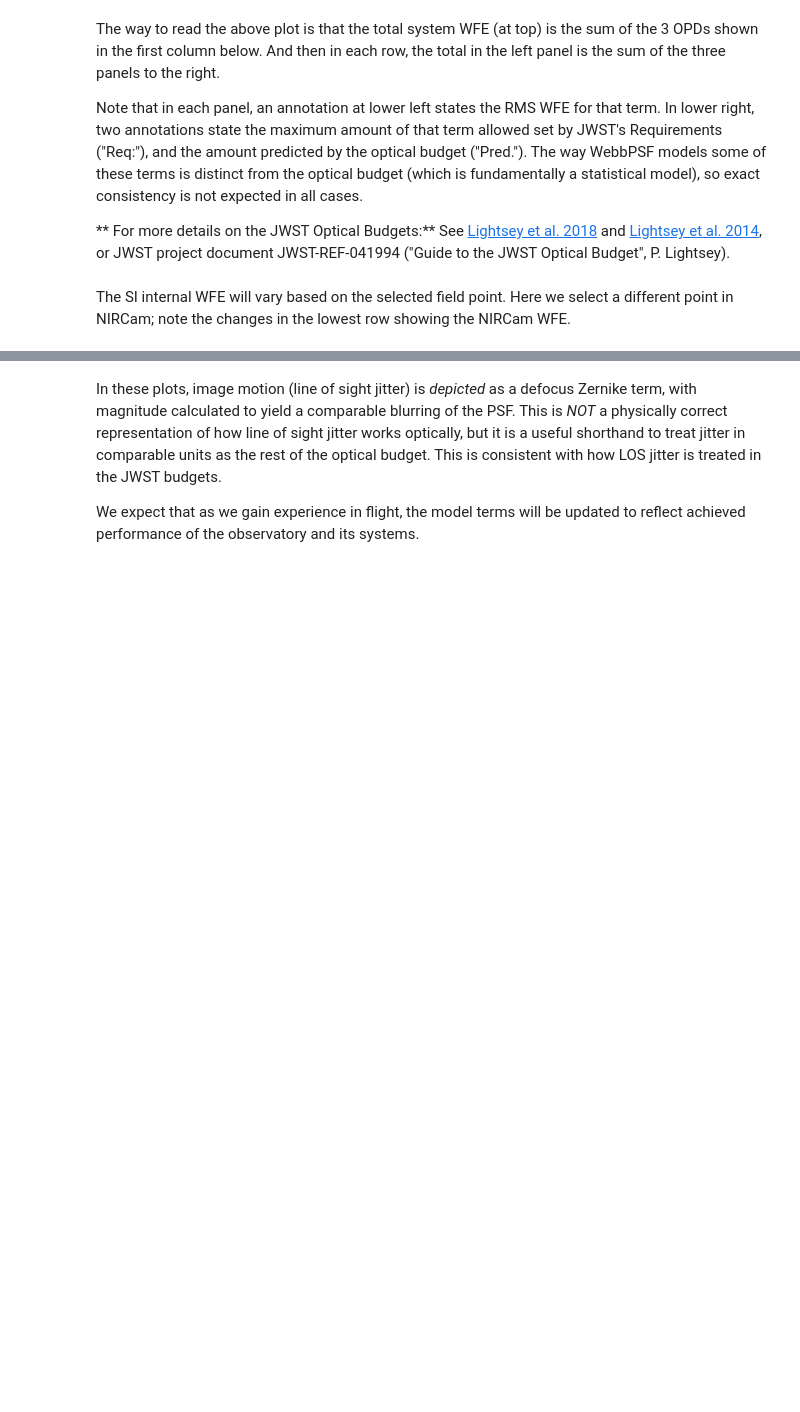
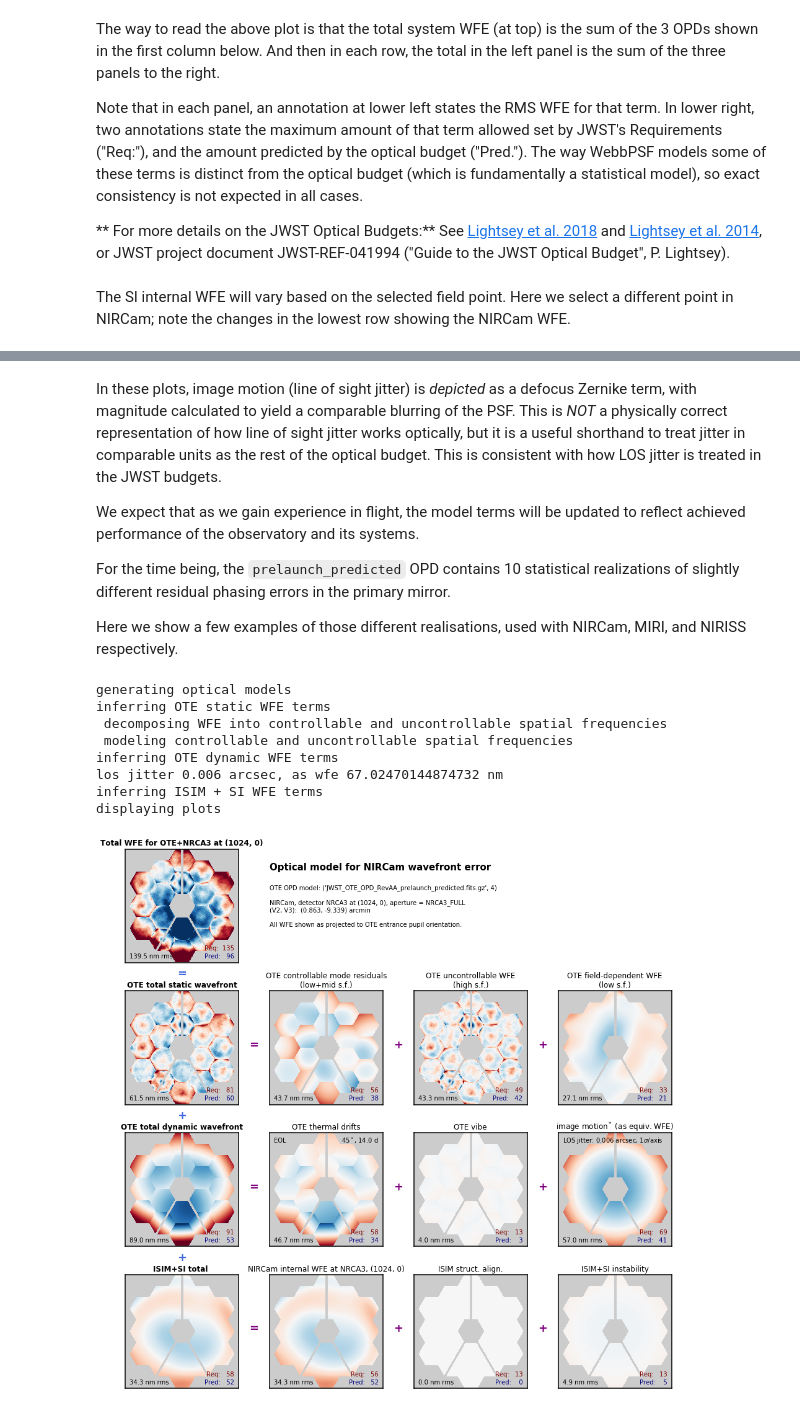
Before and after one commit to spacetelescope/webbpsf, a Jupyter notebook: docs/jwst_optical_budgets.ipynb, the cells around one changed output, grey strips where cells are left out. Cells and saved outputs as stored; diff of their text form; code cells hidden in the pictures; blank space fills up the shorter version.

Commit message:
update docs for JWST OPD models 1.0.0

```diff
--- a/docs/jwst_optical_budgets.ipynb
+++ b/docs/jwst_optical_budgets.ipynb
@@ -59,3 +58,20 @@ displaying plots
 In these plots, image motion (line of sight jitter) is _depicted_ as a defocus Zernike term, with magnitude calculated to yield a comparable blurring of the PSF. This is _NOT_ a physically correct representation of how line of sight jitter works optically, but it is a useful shorthand to treat jitter in comparable units as the rest of the optical budget. This is consistent with how LOS jitter is treated in the JWST budgets.
 
 We expect that as we gain experience in flight, the model terms will be updated to reflect achieved performance of the observatory and its systems.
+
+For the time being, the `prelaunch_predicted` OPD contains 10 statistical realizations of slightly different residual phasing errors in the primary mirror.
+
+Here we show a few examples of those different realisations, used with NIRCam, MIRI, and NIRISS respectively.
+# %%
+nrc.pupilopd = ('JWST_OTE_OPD_RevAA_prelaunch_predicted.fits.gz',4)
+nrc.visualize_wfe_budget()
+# %% [output]
+generating optical models
+inferring OTE static WFE terms
+ decomposing WFE into controllable and uncontrollable spatial frequencies
+ modeling controllable and uncontrollable spatial frequencies
+inferring OTE dynamic WFE terms
+los jitter 0.006 arcsec, as wfe 67.02470144874732 nm
+inferring ISIM + SI WFE terms
+displaying plots
+[figure, added]
```
Also changed, not shown: parts of 5 cells of this notebook, 1 other file.
